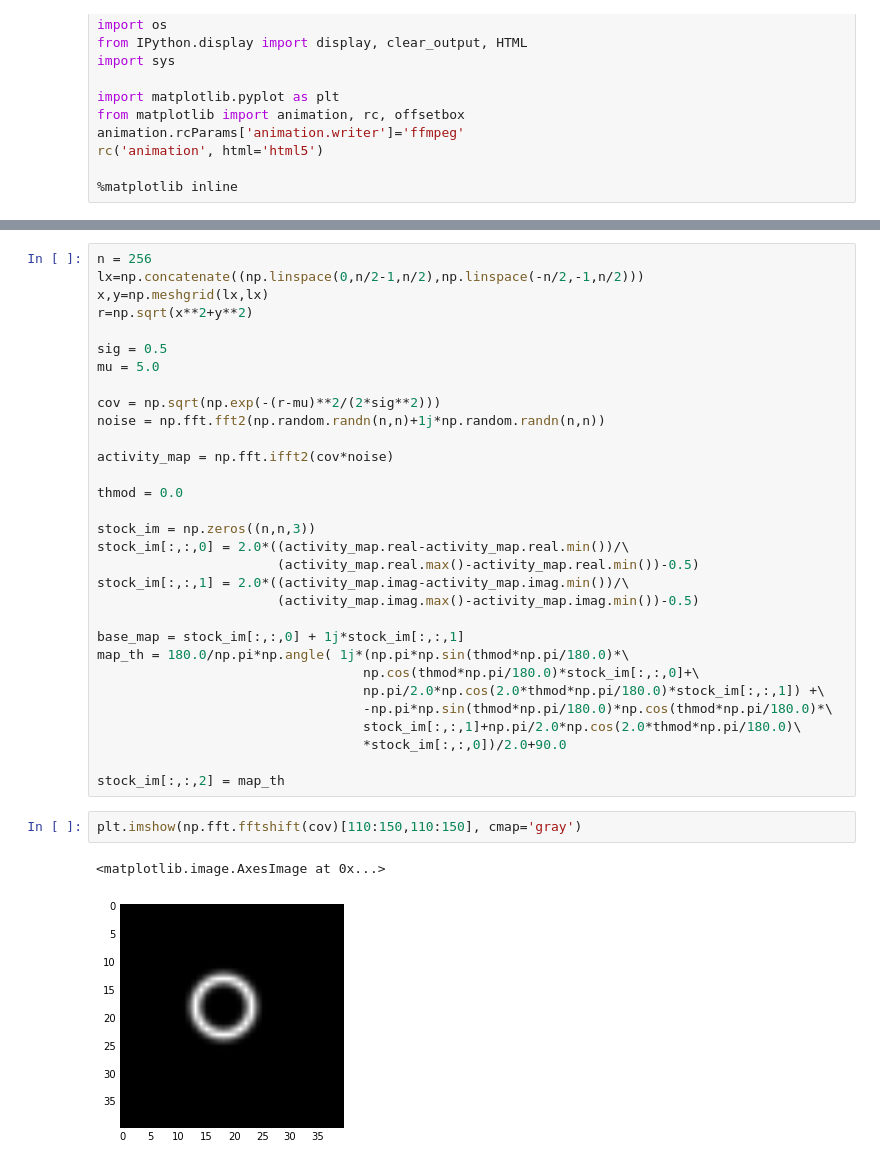
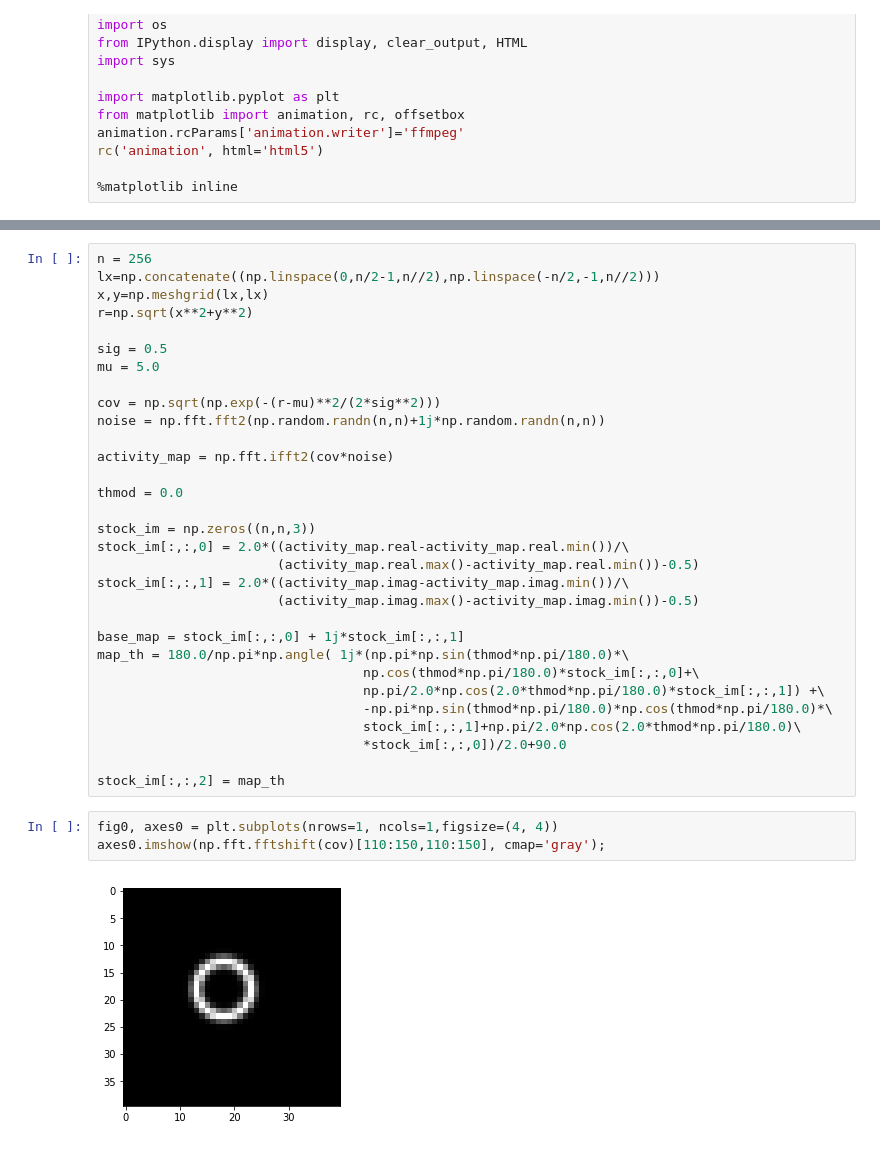
Before and after one commit to JonathanVacher/projects, a Jupyter notebook: model_vsd/activationMapsModel.ipynb, the cells around one changed output, grey strips where cells are left out. Drawn from its saved outputs; the diff is of its cells as text.

```diff
--- a/model_vsd/activationMapsModel.ipynb
+++ b/model_vsd/activationMapsModel.ipynb
@@ -65,6 +17,6 @@ print np.sum(AAA1.real*AAA1.imag)
 # %%
 n = 256
-lx=np.concatenate((np.linspace(0,n/2-1,n/2),np.linspace(-n/2,-1,n/2)))
+lx=np.concatenate((np.linspace(0,n/2-1,n//2),np.linspace(-n/2,-1,n//2)))
 x,y=np.meshgrid(lx,lx)
 r=np.sqrt(x**2+y**2)
 
@@ -94,10 +46,10 @@ map_th = 180.0/np.pi*np.angle( 1j*(np.pi*np.sin(thmod*np.pi/180.0)*\
 
 stock_im[:,:,2] = map_th
 # %%
-plt.imshow(np.fft.fftshift(cov)[110:150,110:150], cmap='gray')
+fig0, axes0 = plt.subplots(nrows=1, ncols=1,figsize=(4, 4))
+axes0.imshow(np.fft.fftshift(cov)[110:150,110:150], cmap='gray');
 # %% [output]
-<matplotlib.image.AxesImage at 0x...>
-[figure, old version]
+[figure, new version]
 # %%
 fig1, axes1 = plt.subplots(nrows=1, ncols=3,figsize=(14, 8))
 fig1.subplots_adjust(wspace=0.05, hspace=0.1)
```
Also changed, not shown: parts of 14 cells of this notebook.
